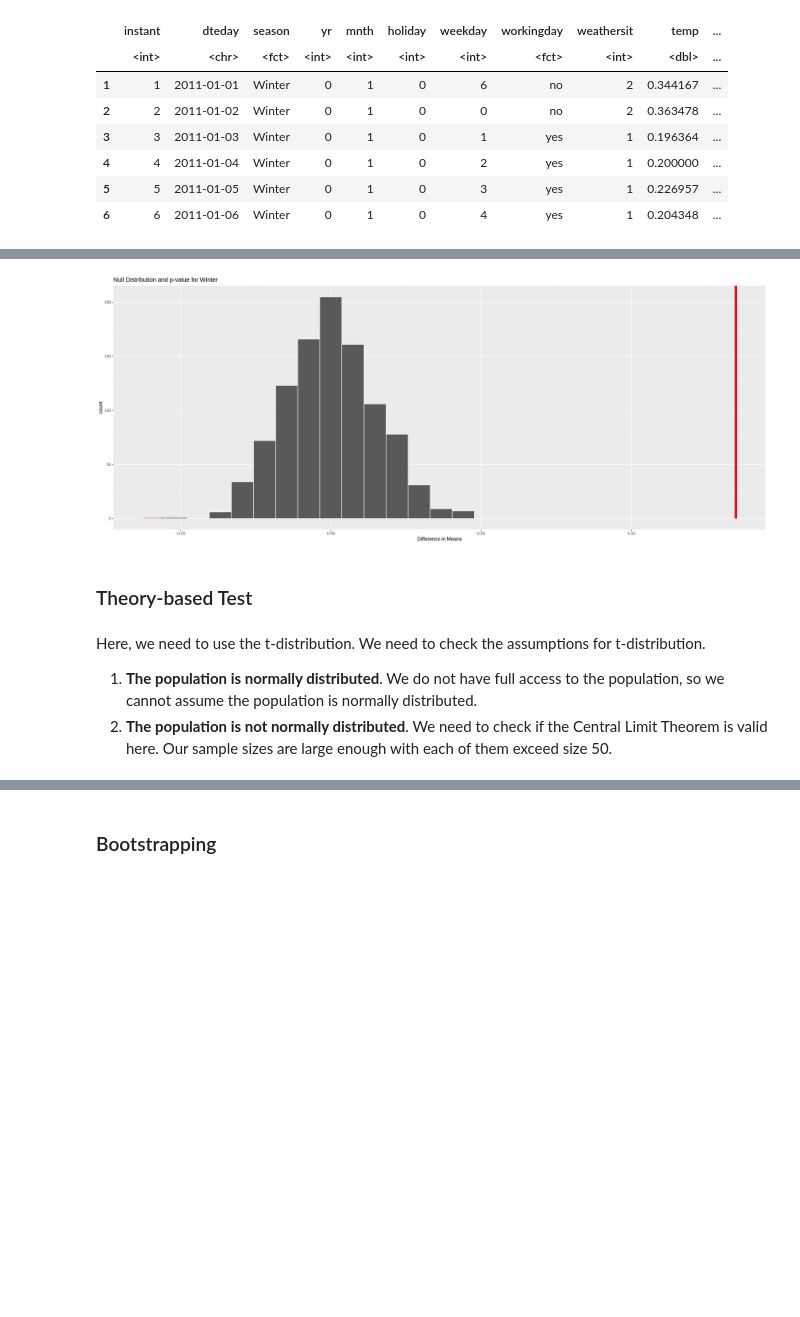
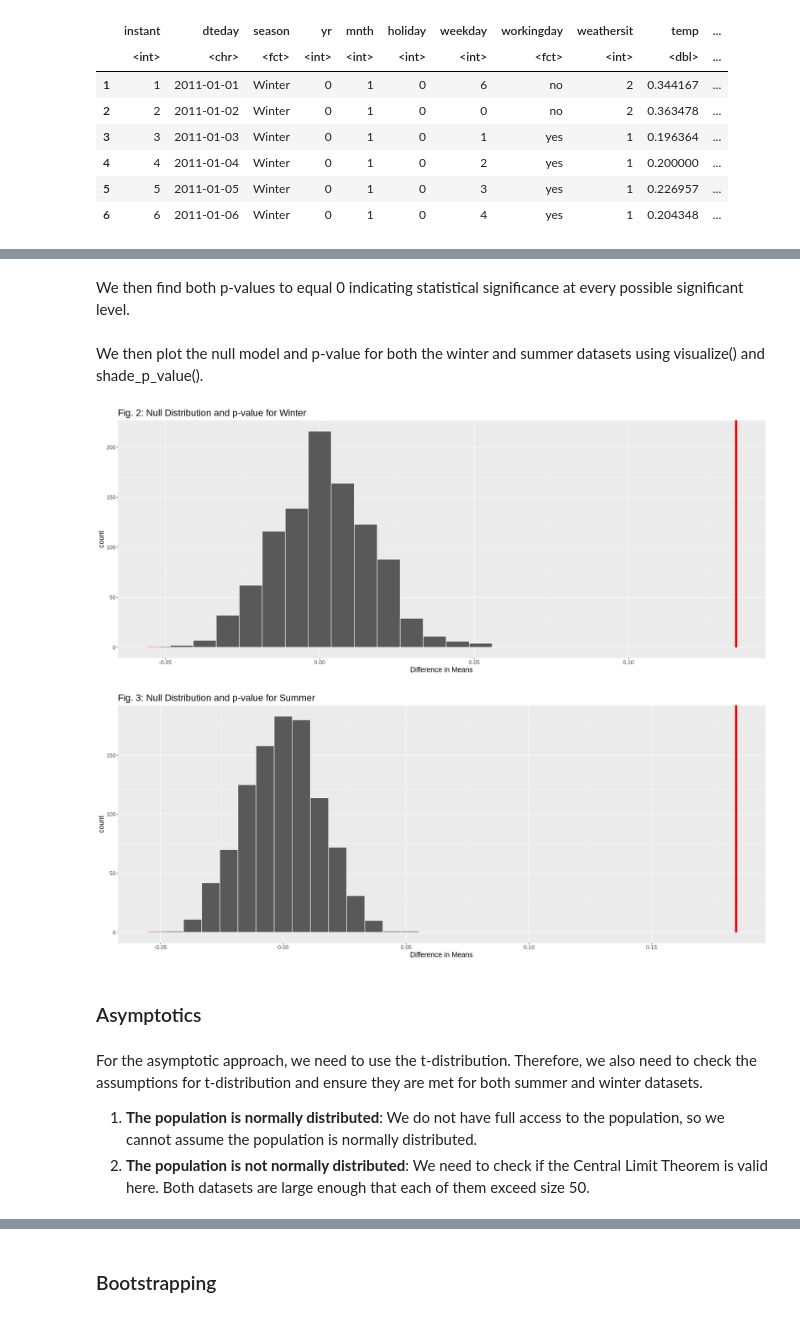
Before and after one commit to alexbastin/stat-201, a Jupyter notebook: project_part_1.ipynb, the cells around one changed output, grey strips where cells are left out. Cells and saved outputs as stored; diff of their text form; code cells hidden in the pictures; blank space fills up the shorter version.

```diff
--- a/project_part_1.ipynb
+++ b/project_part_1.ipynb
@@ -259,20 +264,36 @@ A tibble: 1 × 1
+# %% [markdown]
+We then find both p-values to equal 0 indicating statistical significance at every possible significant level.
+# %% [markdown]
+We then plot the null model and p-value for both the winter and summer datasets using visualize() and shade_p_value().
 # %%
-## plot the null model and the p-value
+## Visualizing the winter dataset
 registered_plot_winter <-
     null_model_winter %>%
     visualize() +
     shade_p_value(obs_stat = test_stat_winter, direction = "two_sided") +
     labs(x = "Difference in Means") +
-    ggtitle("Null Distribution and p-value for Winter")
+    ggtitle("Fig. 2: Null Distribution and p-value for Winter") +
+    theme(plot.title = element_text(size = 20), axis.title=element_text(size=15), text = element_text(size=15))
+
+## Visualizing the summer dataset
+registered_plot_summer <-
+    null_model_summer %>%
+    visualize() +
+    shade_p_value(obs_stat = test_stat_summer, direction = "two_sided") +
+    labs(x = "Difference in Means") +
+    ggtitle("Fig. 3: Null Distribution and p-value for Summer") +
+    theme(plot.title = element_text(size = 20), axis.title=element_text(size=15), text = element_text(size=15))
 
 registered_plot_winter
+registered_plot_summer
 # %% [output]
-[figure, old version]
+[figure, new version]
+[figure, added]
 # %% [markdown]
-### Theory-based Test
+### Asymptotics
 # %% [markdown]
-Here, we need to use the t-distribution. We need to check the assumptions for t-distribution.
+For the asymptotic approach, we need to use the t-distribution. Therefore, we also need to check the assumptions for t-distribution and ensure they are met for both summer and winter datasets.
 
-1. <b>The population is normally distributed</b>. We do not have full access to the population, so we cannot assume the population is normally distributed.
-2. <b>The population is not normally distributed</b>. We need to check if the Central Limit Theorem is valid here. Our sample sizes are large enough with each of them exceed size 50.
+1. <b>The population is normally distributed</b>: We do not have full access to the population, so we cannot assume the population is normally distributed.
+2. <b>The population is not normally distributed</b>: We need to check if the Central Limit Theorem is valid here. Both datasets are large enough that each of them exceed size 50.
 # %% [markdown]
```
Also changed, not shown: parts of 65 cells of this notebook.
